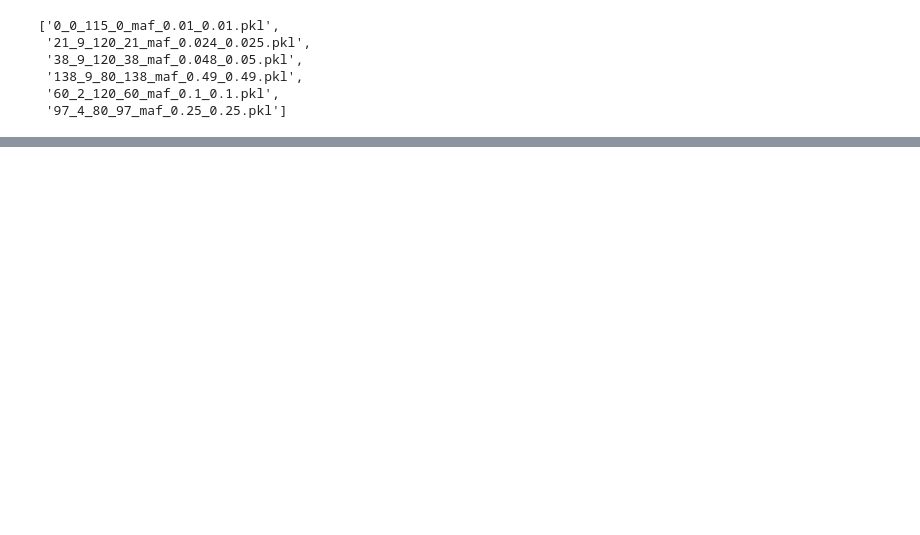
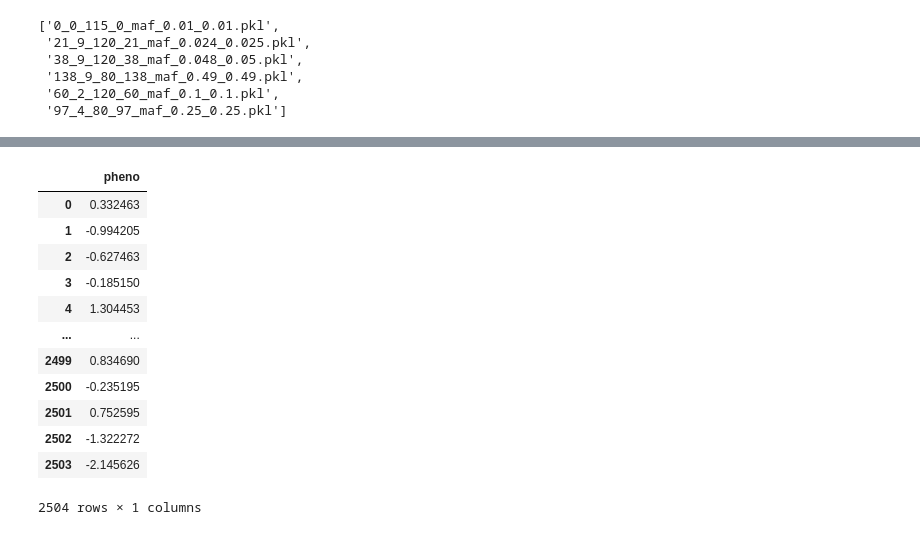
Before and after one commit to mat2m10/powercontrol, a Jupyter notebook: power.ipynb, the cells around one changed output, grey strips where cells are left out. Drawn from its saved outputs; the diff is of its cells as text; code cells hidden in the pictures; blank space fills up the shorter version.

```diff
--- a/power.ipynb
+++ b/power.ipynb
@@ -207,0 +184,36 @@ plt.show()
+# %%
+mean_min = mean - effect
+mean_het = mean
+mean_maj = mean + effect
+sigma_min = 8
+sigma_het = 8
+sigma_maj = 8
+# %%
+pheno = []
+for var in list(geno[geno.columns[i]]):
+    if var == 1:
+        pheno.append(np.random.normal(mean_maj, sigma_maj, 1)[0])
+    elif var == 0:
+        pheno.append(np.random.normal(mean_het, sigma_het, 1)[0])
+    else:
+        pheno.append(np.random.normal(mean_min, sigma_min, 1)[0])
+df_pheno = pd.DataFrame(data = {"geno": list(geno[geno.columns[i]]), "pheno": pheno})
+# %%
+def standy(pandasdf):
+    return (pandasdf - pandasdf.mean())/stats.tstd(pandasdf)
+# %%
+standy(df_pheno[['pheno']])
+# %% [output]
+|  | pheno |
+| 0 | 0.332463 |
+| 1 | -0.994205 |
+| 2 | -0.627463 |
+| 3 | -0.185150 |
+| 4 | 1.304453 |
+| ... | ... |
+| 2499 | 0.834690 |
+| 2500 | -0.235195 |
+| 2501 | 0.752595 |
+| 2502 | -1.322272 |
+| 2503 | -2.145626 |
+2504 rows × 1 columns
```
Also changed, not shown: parts of 37 cells of this notebook.
